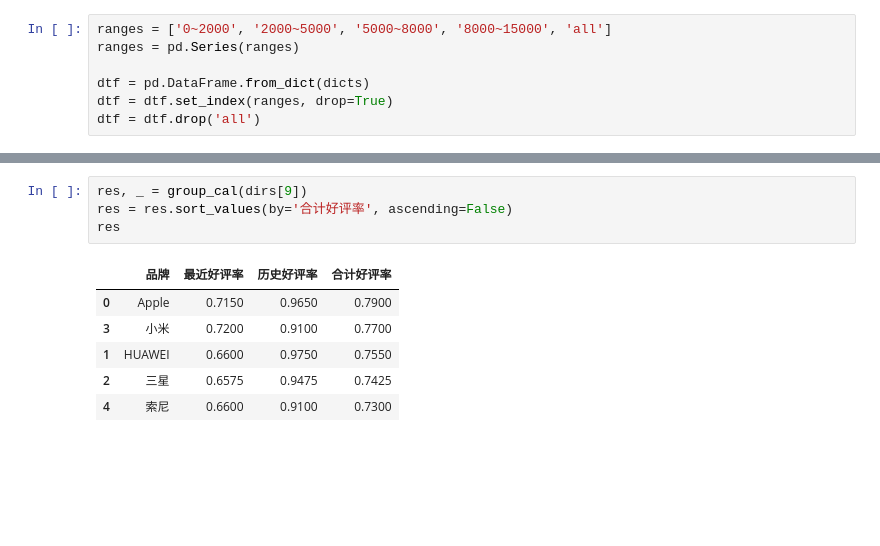
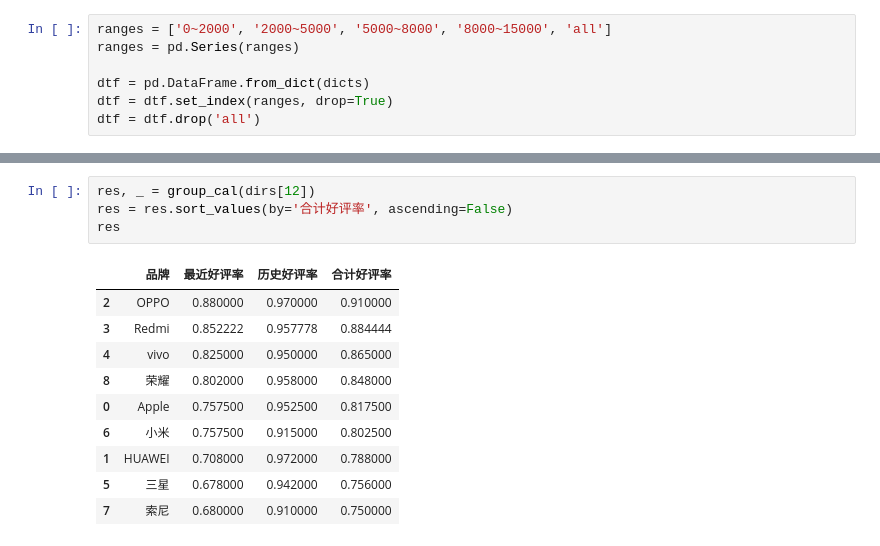
Before and after one commit to CircuitMurderer/Big-Data-Analysis, a Jupyter notebook: analyse.ipynb, the cells around one changed output, grey strips where cells are left out. Cells and saved outputs as stored; diff of their text form; blank space fills up the shorter version.

```diff
--- a/analyse.ipynb
+++ b/analyse.ipynb
@@ -74,11 +85,15 @@ plt.savefig(res_path + 'heatmap.png', dpi=120)
 # %%
-res, _ = group_cal(dirs[9])
+res, _ = group_cal(dirs[12])
 res = res.sort_values(by='合计好评率', ascending=False)
 res
 # %% [output]
 |  | 品牌 | 最近好评率 | 历史好评率 | 合计好评率 |
-| 0 | Apple | 0.7150 | 0.9650 | 0.7900 |
-| 3 | 小米 | 0.7200 | 0.9100 | 0.7700 |
-| 1 | HUAWEI | 0.6600 | 0.9750 | 0.7550 |
-| 2 | 三星 | 0.6575 | 0.9475 | 0.7425 |
-| 4 | 索尼 | 0.6600 | 0.9100 | 0.7300 |
+| 2 | OPPO | 0.880000 | 0.970000 | 0.910000 |
+| 3 | Redmi | 0.852222 | 0.957778 | 0.884444 |
+| 4 | vivo | 0.825000 | 0.950000 | 0.865000 |
+| 8 | 荣耀 | 0.802000 | 0.958000 | 0.848000 |
+| 0 | Apple | 0.757500 | 0.952500 | 0.817500 |
+| 6 | 小米 | 0.757500 | 0.915000 | 0.802500 |
+| 1 | HUAWEI | 0.708000 | 0.972000 | 0.788000 |
+| 5 | 三星 | 0.678000 | 0.942000 | 0.756000 |
+| 7 | 索尼 | 0.680000 | 0.910000 | 0.750000 |
```
Also changed, not shown: parts of 2 cells of this notebook, 14 other files.
